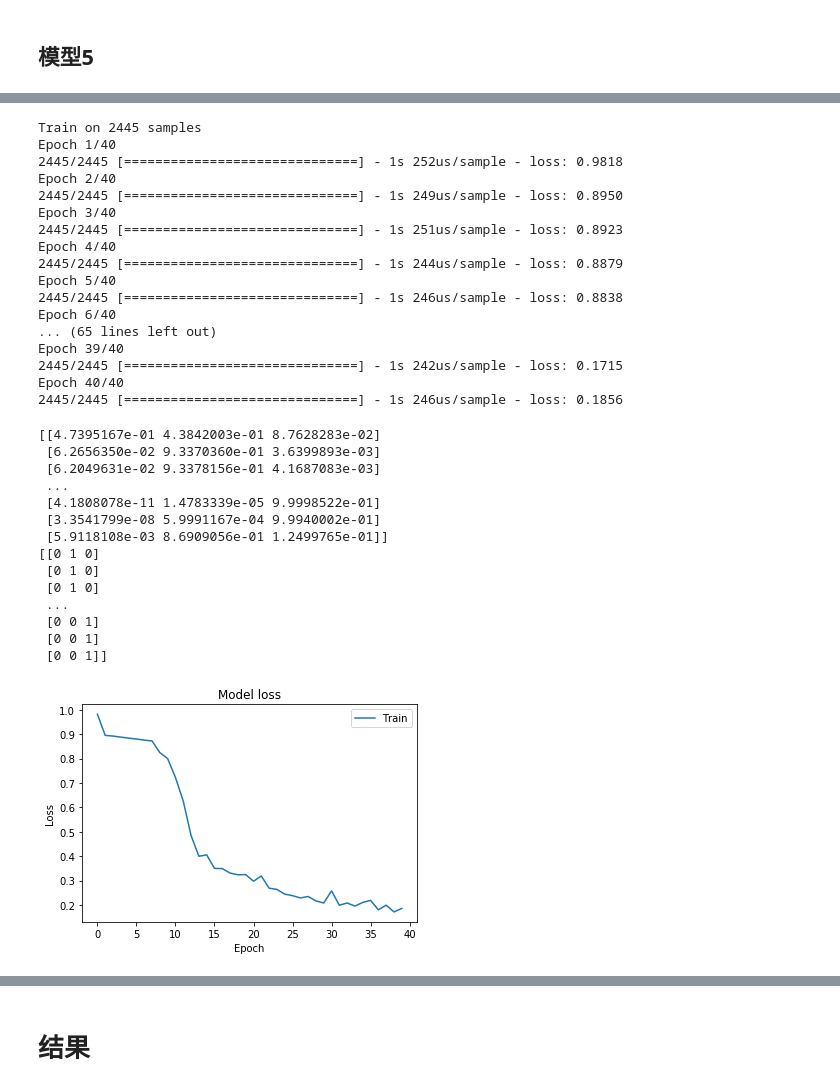
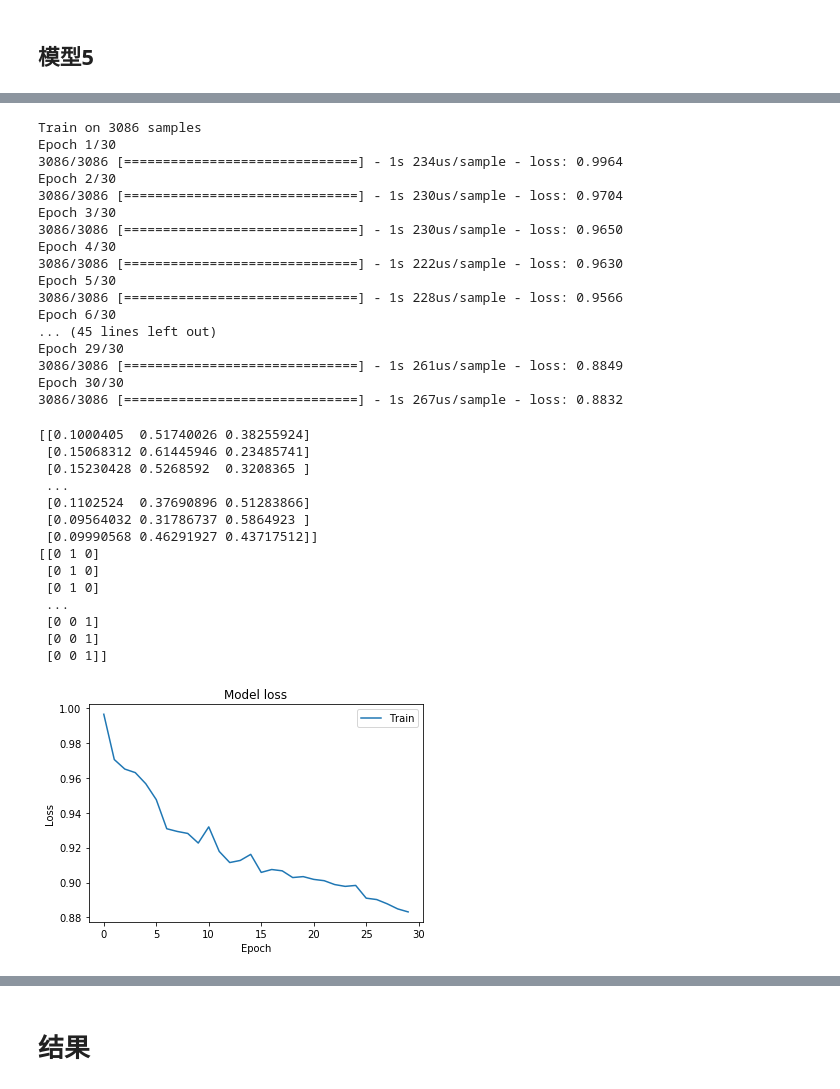
Before and after one commit to SimonLaplacing/prediction, a Jupyter notebook: SequenceModel.ipynb, the cells around one changed output, grey strips where cells are left out. Cells and saved outputs as stored; diff of their text form; code cells hidden in the pictures.

```diff
--- a/SequenceModel.ipynb
+++ b/SequenceModel.ipynb
@@ -522,18 +523,18 @@ input_token = InLtrain.shape[2] # 输入序列维度
 output_token = OutLtrain.shape[1] #输出序列维度
 
 def get_model2(Tx, layer1_size, input_token, output_token):
-    layer31 = Dense(16, activation='relu')
-    layer32 = Dense(8, activation='relu')
-    layer33 = Dense(output_token, activation='softmax')
+    layer1 = Dense(32, activation='relu')
+    layer2 = Dense(16, activation='relu')
+    layer3 = Dense(output_token, activation='softmax')
     # Create layers one by one
     X = Input(shape=(Tx, input_token))
 
     a1 = LSTM(layer1_size, return_sequences=False)(X)
 
-    a3 = layer33(layer32(layer31(a1)))
+    a2 = layer3(layer2(layer1(a1)))
 
     # Create Keras model
-    model = Model(inputs=[X], outputs=a3)
+    model = Model(inputs=[X], outputs=a2)
 
     return model
 
@@ -550,58 +551,58 @@ WARNING:tensorflow:Layer lstm_63 will not use cuDNN kernel since it doesn't meet
 # %%
 # Time to train
 
-History5 = model5.fit(InLtrain101, OutLtrain101, epochs=40, batch_size=32)
+History5 = model5.fit(InLtrain80, OutLtrain80, epochs=30, batch_size=32)
 # %% [output]
-Train on 2445 samples
-Epoch 1/40
-2445/2445 [==============================] - 1s 252us/sample - loss: 0.9818
-Epoch 2/40
-2445/2445 [==============================] - 1s 249us/sample - loss: 0.8950
-Epoch 3/40
-2445/2445 [==============================] - 1s 251us/sample - loss: 0.8923
-Epoch 4/40
-2445/2445 [==============================] - 1s 244us/sample - loss: 0.8879
-Epoch 5/40
-2445/2445 [==============================] - 1s 246us/sample - loss: 0.8838
-Epoch 6/40
-... (65 lines left out)
-Epoch 39/40
-2445/2445 [==============================] - 1s 242us/sample - loss: 0.1715
-Epoch 40/40
-2445/2445 [==============================] - 1s 246us/sample - loss: 0.1856
+Train on 3086 samples
+Epoch 1/30
+3086/3086 [==============================] - 1s 234us/sample - loss: 0.9964
+Epoch 2/30
+3086/3086 [==============================] - 1s 230us/sample - loss: 0.9704
+Epoch 3/30
+3086/3086 [==============================] - 1s 230us/sample - loss: 0.9650
+Epoch 4/30
+3086/3086 [==============================] - 1s 222us/sample - loss: 0.9630
+Epoch 5/30
+3086/3086 [==============================] - 1s 228us/sample - loss: 0.9566
+Epoch 6/30
+... (45 lines left out)
+Epoch 29/30
+3086/3086 [==============================] - 1s 261us/sample - loss: 0.8849
+Epoch 30/30
+3086/3086 [==============================] - 1s 267us/sample - loss: 0.8832
 # %%
 pred5 = model5.predict(InLtest)
 print(pred5)
 print(OutLtest)
 # 绘制训练 & 验证的损失值
 
 plt.plot((np.array(History5.history['loss'])))
 
 plt.title('Model loss')
 plt.ylabel('Loss')
 plt.xlabel('Epoch')
 plt.legend(['Train'], loc='upper right')
 plt.show()
 
 #Evaluate the test performance
 
 # outputs_test = list(Outtest.swapaxes(0,1))
 
-score5 = model5.evaluate(InLtest101, OutLtest101)
+score5 = model5.evaluate(InLtest80, OutLtest80)
 print('Test loss: ', score5)
 # %% [output]
-[[4.7395167e-01 4.3842003e-01 8.7628283e-02]
- [6.2656350e-02 9.3370360e-01 3.6399893e-03]
- [6.2049631e-02 9.3378156e-01 4.1687083e-03]
+[[0.1000405  0.51740026 0.38255924]
+ [0.15068312 0.61445946 0.23485741]
+ [0.15230428 0.5268592  0.3208365 ]
  ...
- [4.1808078e-11 1.4783339e-05 9.9998522e-01]
- [3.3541799e-08 5.9991167e-04 9.9940002e-01]
- [5.9118108e-03 8.6909056e-01 1.2499765e-01]]
+ [0.1102524  0.37690896 0.51283866]
+ [0.09564032 0.31786737 0.5864923 ]
+ [0.09990568 0.46291927 0.43717512]]
 [[0 1 0]
  [0 1 0]
  [0 1 0]
  ...
  [0 0 1]
  [0 0 1]
  [0 0 1]]
-[figure, old version]
+[figure, new version]
```
Also changed, not shown: parts of 3 cells of this notebook, 1 other file.
